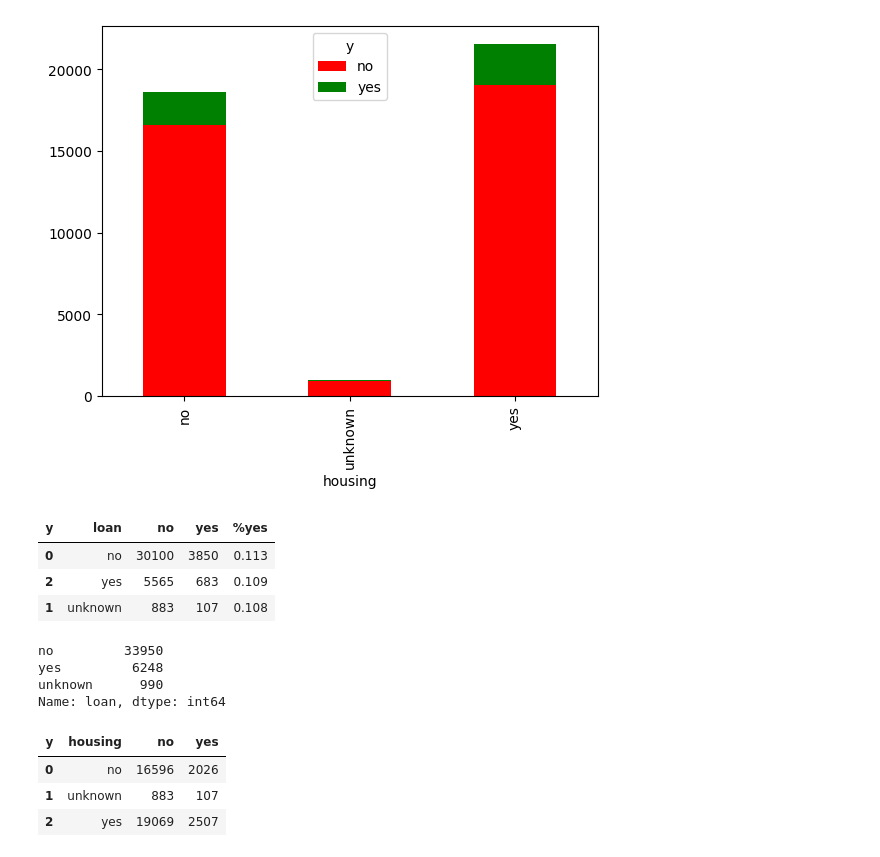
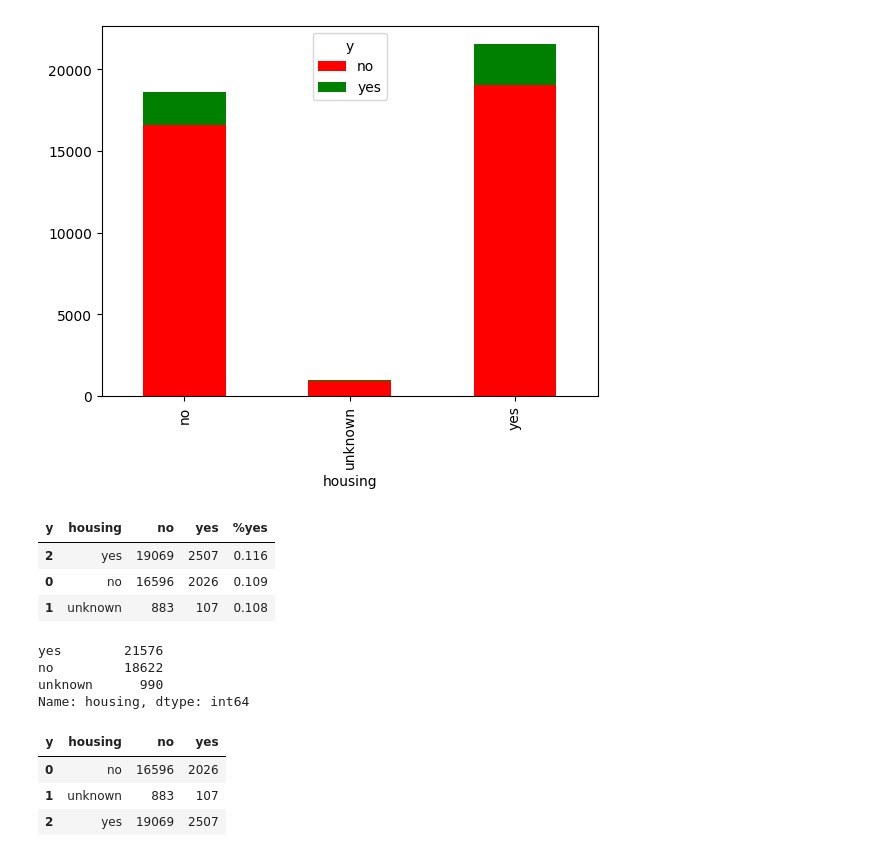
Before and after one commit to mpereiramoretti/pcs5787-projeto, a Jupyter notebook: notebooks/0. EDA.ipynb, the cells around one changed output. Saved outputs shown, nothing was run; the diff lists cells and outputs as text; code cells hidden in the pictures.

```diff
--- a/notebooks/0. EDA.ipynb
+++ b/notebooks/0. EDA.ipynb
@@ -437,19 +437,19 @@ df_plot.plot(kind='bar', x="housing", stacked=True, color=['red', 'green'])
 [figure]
 # %%
 df_plot["%yes"] = df_plot["yes"] / (df_plot["yes"] + df_plot["no"])
-df_plot[["loan", "no", "yes", "%yes"]].sort_values(by="%yes", ascending=False)
+df_plot[["housing", "no", "yes", "%yes"]].sort_values(by="%yes", ascending=False)
 # %% [output]
-| y | loan | no | yes | %yes |
-| 0 | no | 30100 | 3850 | 0.113 |
-| 2 | yes | 5565 | 683 | 0.109 |
+| y | housing | no | yes | %yes |
+| 2 | yes | 19069 | 2507 | 0.116 |
+| 0 | no | 16596 | 2026 | 0.109 |
 | 1 | unknown | 883 | 107 | 0.108 |
 # %%
-df["loan"].value_counts()
+df["housing"].value_counts()
 # %% [output]
-no         33950
-yes         6248
+yes        21576
+no         18622
 unknown      990
-Name: loan, dtype: int64
+Name: housing, dtype: int64
 # %%
 df_aux = df.groupby(["housing"])["y"].value_counts().rename("counts").to_frame().reset_index()
 df_plot = pd.pivot_table(df_aux, values="counts", index="housing", columns="y")
```
Also changed, not shown: parts of 38 cells of this notebook, 1 other file.
